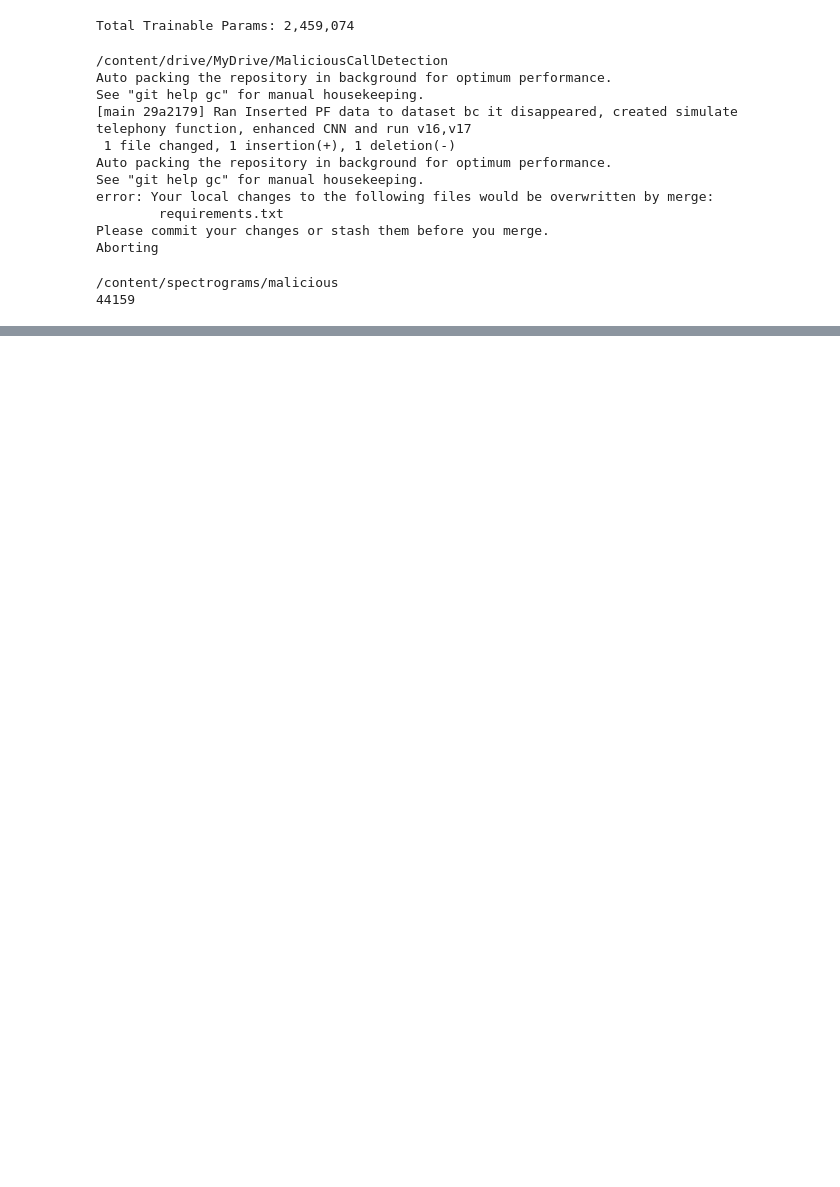
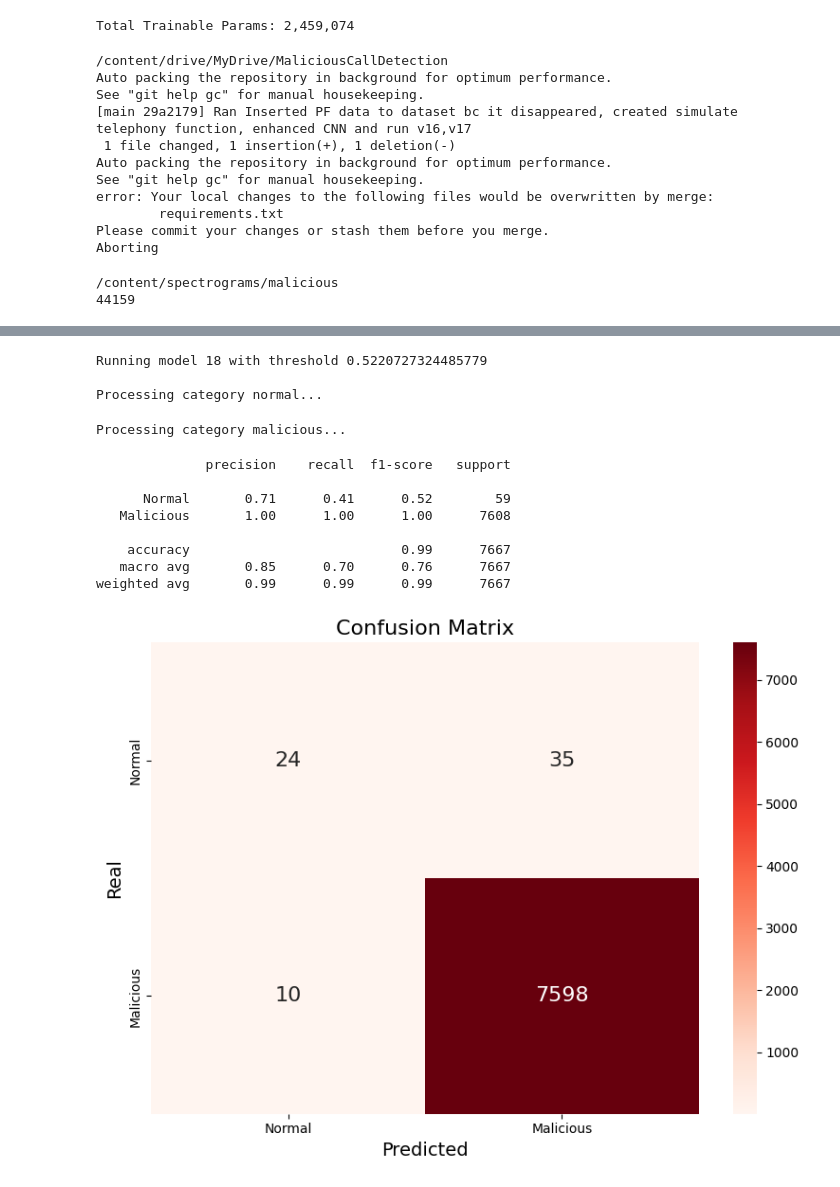
Before and after one commit to DragosMarinescu19/MaliciousCallDetection, a Jupyter notebook: Spectrograms.ipynb, the cells around one changed output, grey strips where cells are left out. Drawn from its saved outputs; the diff is of its cells as text; code cells hidden in the pictures; blank space fills up the shorter version.

```diff
--- a/Spectrograms.ipynb
+++ b/Spectrograms.ipynb
@@ -386,7 +426,7 @@ class CNN(nn.Module):
             nn.Conv2d(64,64,kernel_size=3,padding=1),
             nn.BatchNorm2d(64), #Normalization(mean=0,std=1)
             nn.ReLU(),
-            nn.MaxPool2d(2),#reduce image in half, concentrating on the most imp pixel
+            nn.MaxPool2d(kernel_size=2),#reduce image in half, concentrating on the most imp pixel
             nn.Dropout(conv_dropout), #light dropout early
 
             nn.Conv2d(64, 128, kernel_size=3, padding=1),
@@ -414,11 +454,11 @@ class CNN(nn.Module):
         )
 
         # This forces the spatial dimensions down to 1x1, regardless of input length.
-        self.pool = nn.AdaptiveAvgPool2d((1, 1)) #256 channels, 1 height, 1 width
+        self.pool = nn.AdaptiveAvgPool2d((1, 1)) #512 channels, 1 height, 1 width
 
         # Classification
         self.classifier = nn.Sequential(
-            nn.Flatten(),
+            nn.Flatten(), #the tensor will look like: (B,512) B=batch size
             nn.Linear(512, 256), # It's 512 because the last Conv2d output 512 channels
             nn.ReLU(),
             nn.Dropout(dropout), # Added dropout to prevent overfitting
@@ -1093,25 +1116,39 @@ def run_predictions(validation_path,device,model_path):
   plt.show()
 # %%
 device = torch.device("cuda" if torch.cuda.is_available() else "cpu")
-model_path="/content/drive/MyDrive/MaliciousCallDetection/models/malicious_call_detector_v17_best.pt"
+model_path="/content/drive/MyDrive/MaliciousCallDetection/models/malicious_call_detector_v18_best.pt"
 base_path="/content/drive/MyDrive/MaliciousCallDetection/dataset/validation"
 def evaluate_category(device,model_path,base_path):
   all_predict=0
   category="PF_malicious"
   dir_path=os.path.join(base_path,category)
   if not os.path.exists(dir_path):
     return
   valid_files = [f for f in os.listdir(dir_path) if f.lower().endswith(('.wav', '.mp3'))]
   idx=1
   for f in valid_files:
     full_path = os.path.join(dir_path, f)
     predicted=predict_audio(model_path,full_path,"cuda",plot=False)
     all_predict+=predicted
   print(f"Malicious calls caught {all_predict}/{131}") #0/131 la v8 si 129/131 la v14 si 72/131 la v15, ... la v17`
 
 #evaluate_category(device,model_path,base_path)
-#run_predictions(base_path,device,model_path)
-#predict_audio(model_path,"/content/drive/MyDrive/MaliciousCallDetection/records/Microsoft Support Call Scam Audio Recording [Spr6FIslC-8].wav",device="cuda",plot=True)
+run_predictions(base_path,device,model_path)
+#predict_audio(model_path,"/content/drive/MyDrive/MaliciousCallDetection/records/normal_1.wav",device="cuda",plot=True)
+# %% [output]
+Running model 18 with threshold 0.5220727324485779
+
+Processing category normal...
+Processing category malicious...
+              precision    recall  f1-score   support
+
+      Normal       0.71      0.41      0.52        59
+   Malicious       1.00      1.00      1.00      7608
+
+    accuracy                           0.99      7667
+   macro avg       0.85      0.70      0.76      7667
+weighted avg       0.99      0.99      0.99      7667
+[figure, added]
 # %%
 from pydub import AudioSegment
 def get_minutes_from_audio(path):
```
Also changed, not shown: parts of 10 cells of this notebook.
